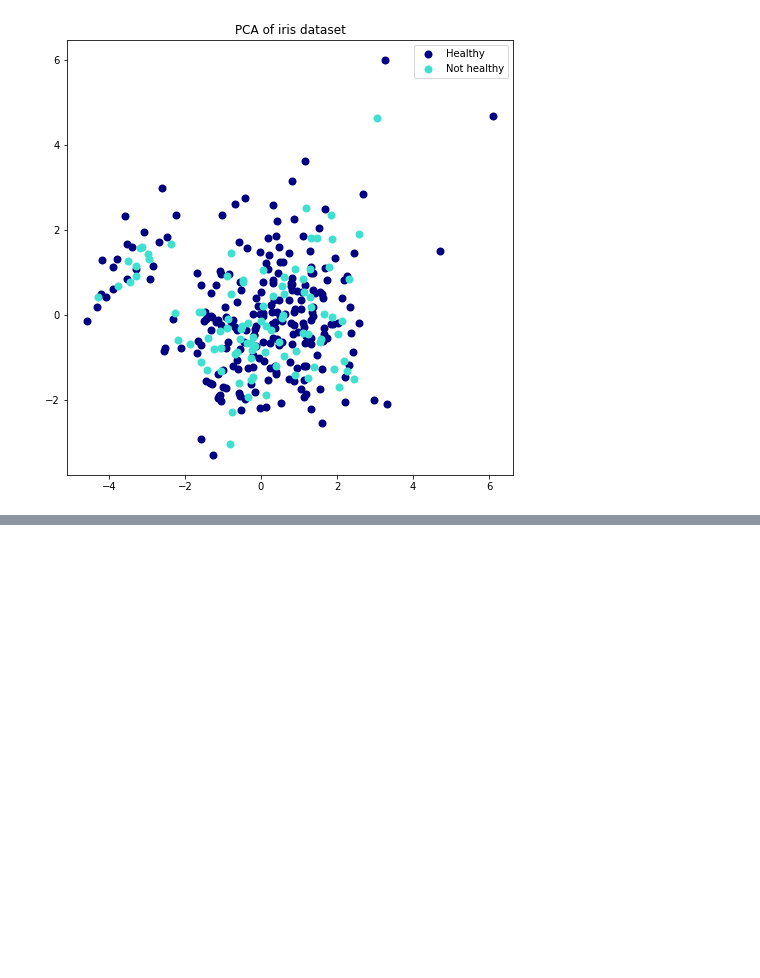
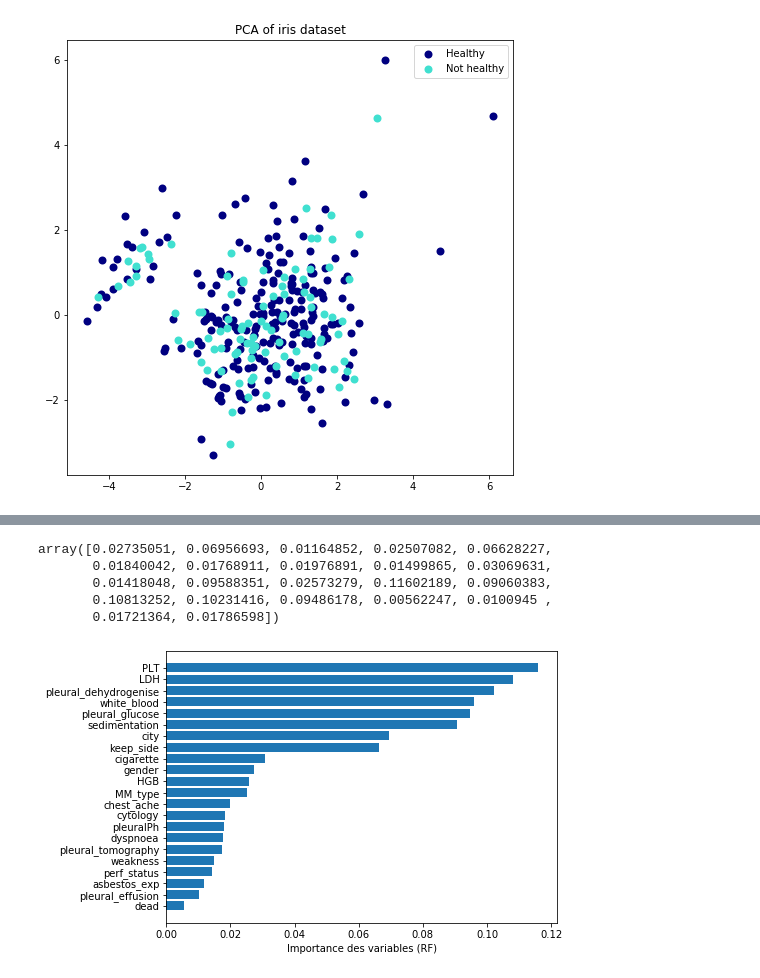
Before and after one commit to romanelgff/ml-mesothelioma, a Jupyter notebook: code.ipynb, the cells around one changed output, grey strips where cells are left out. Saved outputs shown, nothing was run; the diff lists cells and outputs as text; code cells hidden in the pictures; blank space fills up the shorter version.

```diff
--- a/code.ipynb
+++ b/code.ipynb
@@ -371,0 +512,7 @@ from sklearn.model_selection import train_test_split
+# %%
+# test avec un random forrest classique
+rf = RandomForestClassifier(n_estimators = 100,
+                           n_jobs = 10,
+                           oob_score = True,
+                           bootstrap = True,
+                           random_state = 42)
@@ -371,0 +537,17 @@ from sklearn.model_selection import train_test_split
+# %%
+rf.feature_importances_
+# %% [output]
+array([0.02735051, 0.06956693, 0.01164852, 0.02507082, 0.06628227,
+       0.01840042, 0.01768911, 0.01976891, 0.01499865, 0.03069631,
+       0.01418048, 0.09588351, 0.02573279, 0.11602189, 0.09060383,
+       0.10813252, 0.10231416, 0.09486178, 0.00562247, 0.0100945 ,
+       0.01721364, 0.01786598])
+# %%
+df_meso = df_mod.loc[df_mod['diagnosis'] == 1]
+# %%
+sorted_idx = rf.feature_importances_.argsort()
+plt.barh(df_meso.columns[sorted_idx], rf.feature_importances_[sorted_idx])
+plt.xlabel("Importance des variables (RF)")
+plt.show()
+# %% [output]
+[figure, added]
```
Also changed, not shown: parts of 42 cells of this notebook, 2 other files.
